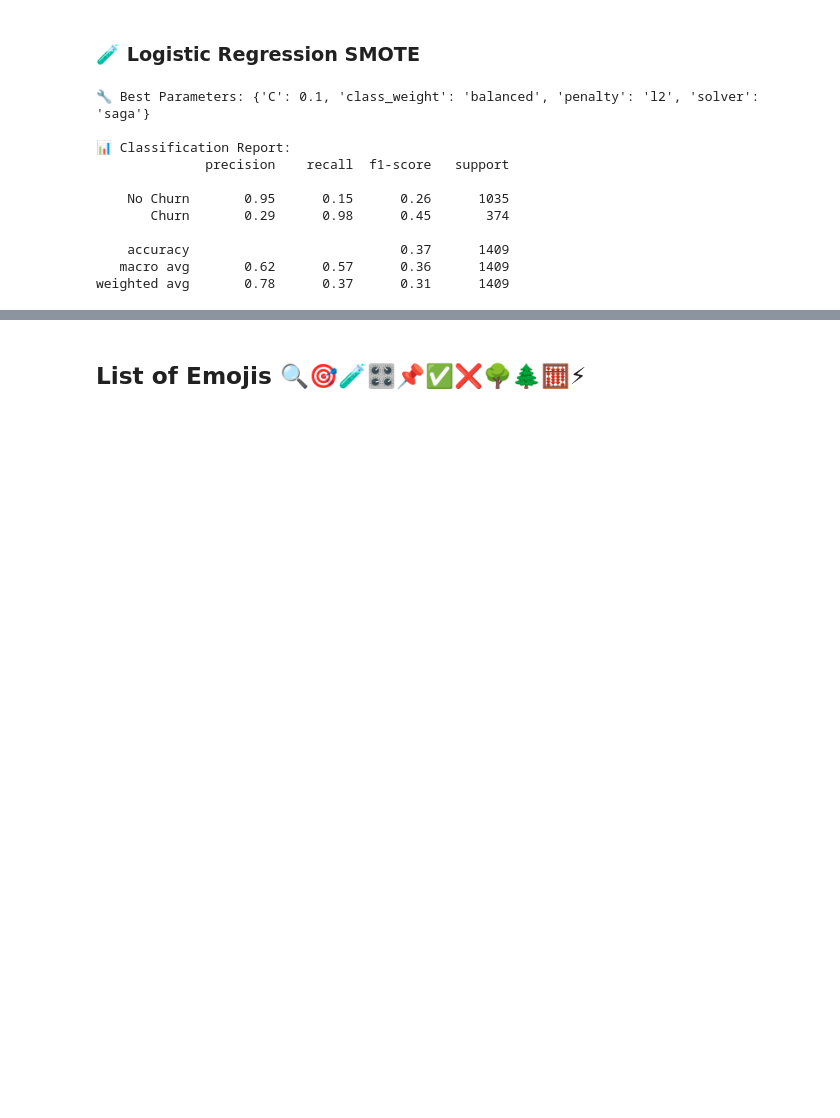
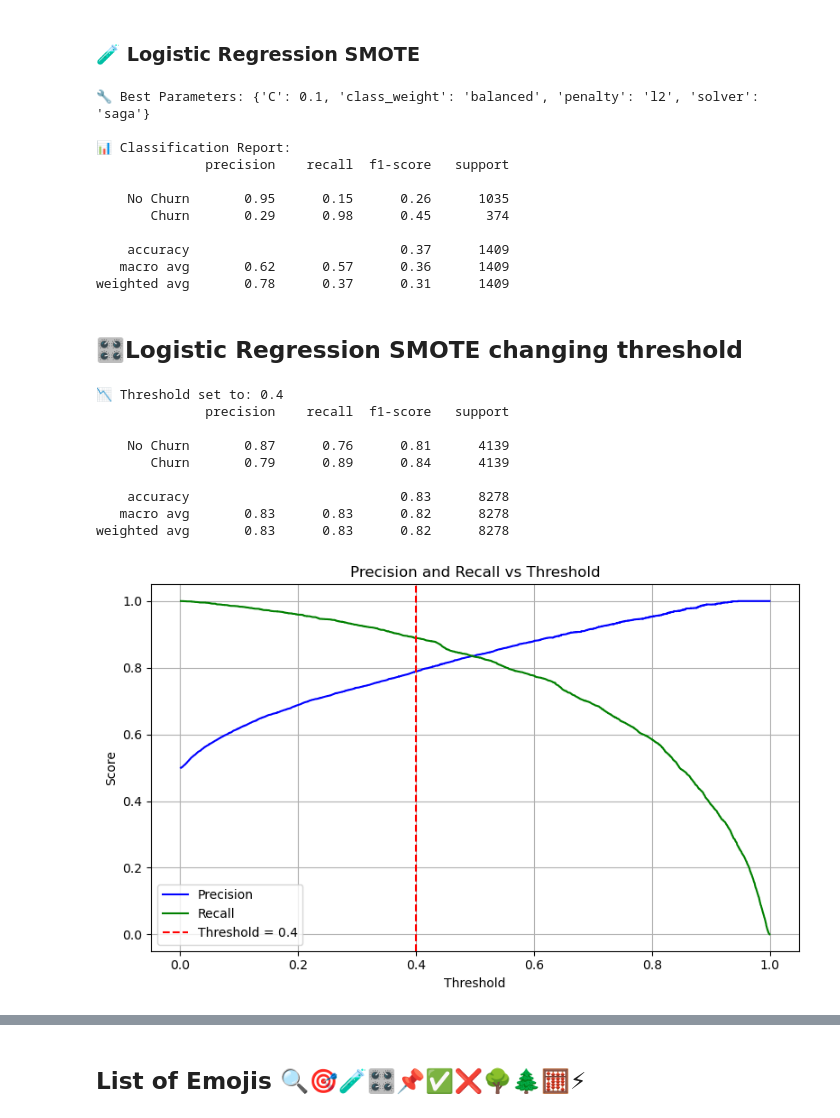
Before and after one commit to TajborBerry/career-next-step, a Jupyter notebook: customer_churn_prediction/notebooks/04_modeling_standardised_data.ipynb, the cells around one changed output, grey strips where cells are left out. Saved outputs shown, nothing was run; the diff lists cells and outputs as text; code cells hidden in the pictures; blank space fills up the shorter version.

Commit message:
98% recall on Logistic regression something is wrong

```diff
--- a/customer_churn_prediction/notebooks/04_modeling_standardised_data.ipynb
+++ b/customer_churn_prediction/notebooks/04_modeling_standardised_data.ipynb
@@ -210,3 +210,33 @@ print(classification_report(y_test, y_pred, target_names=["No Churn", "Churn"]))
     accuracy                           0.37      1409
    macro avg       0.62      0.57      0.36      1409
 weighted avg       0.78      0.37      0.31      1409
+# %% [markdown]
+## 🎛️Logistic Regression SMOTE changing threshold
+# %%
+# Changing threshold based on training
+# 1. Get predicted probabilities for the positive class (Churn = 1)
+y_probs = best_model.predict_proba(X_train_sm)[:, 1]
+
+# 2. Set custom threshold
+threshold = 0.4  #After reading the graph
+y_pred_threshold = (y_probs >= threshold).astype(int)
+
+# 3. Evaluate performance
+print(f"📉 Threshold set to: {threshold}")
+print(classification_report(y_train_sm, y_pred_threshold, target_names=["No Churn", "Churn"]))
+
+# 4. (Optional) Plot Precision-Recall vs. Threshold curve
+precisions, recalls, thresholds = precision_recall_curve(y_train_sm, y_probs)
+
+precision_recall_curve_draw(precisions, recalls, thresholds, threshold)
+# %% [output]
+📉 Threshold set to: 0.4
+              precision    recall  f1-score   support
+
+    No Churn       0.87      0.76      0.81      4139
+       Churn       0.79      0.89      0.84      4139
+
+    accuracy                           0.83      8278
+   macro avg       0.83      0.83      0.82      8278
+weighted avg       0.83      0.83      0.82      8278
+[figure, added]
```
Also changed, not shown: parts of 2 cells of this notebook.
